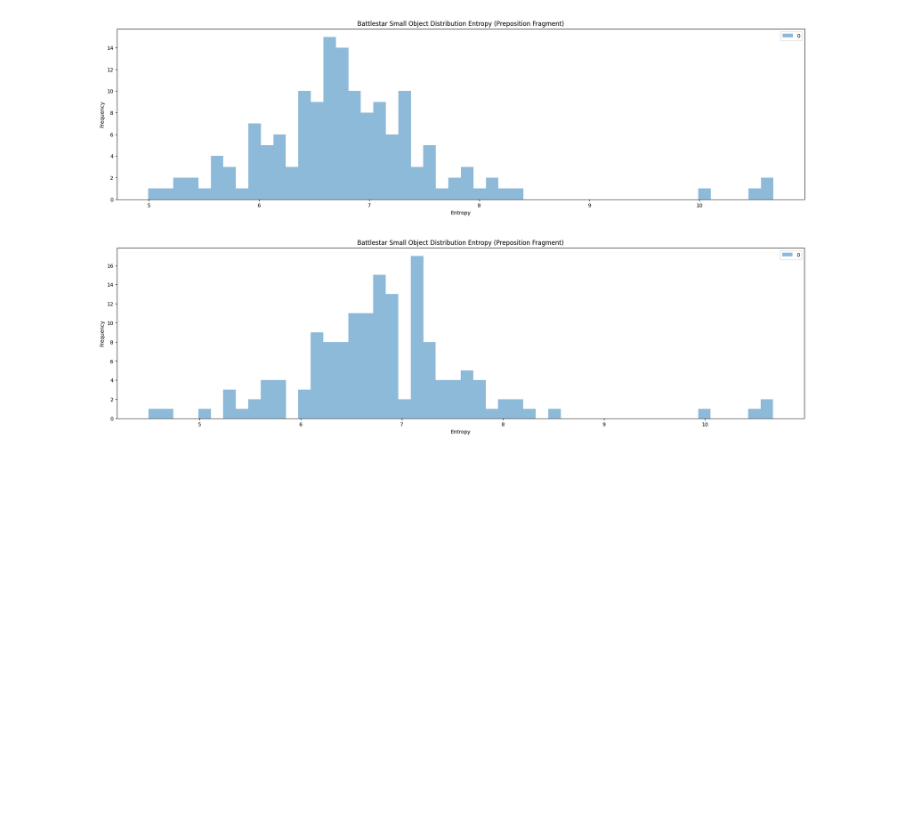
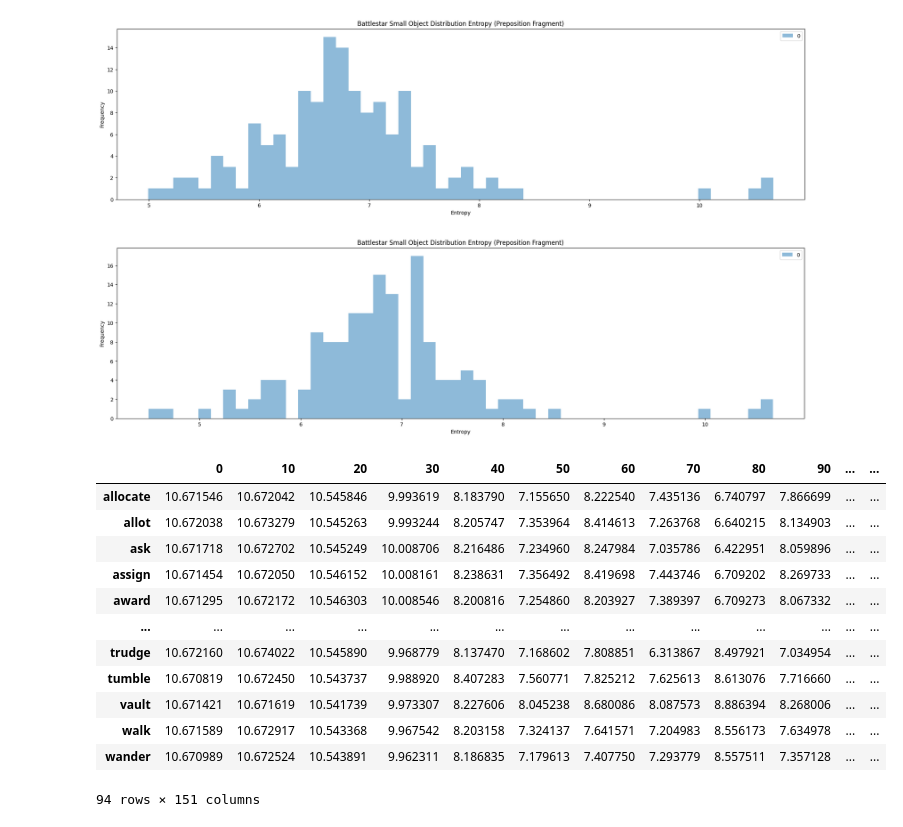
Before and after one commit to jasperjjian/abstraction, a Jupyter notebook: abstraction/analysis/plot_object_distribution.ipynb, the cells around one changed output. Saved outputs shown, nothing was run; the diff lists cells and outputs as text; code cells hidden in the pictures; blank space fills up the shorter version.

```diff
--- a/abstraction/analysis/plot_object_distribution.ipynb
+++ b/abstraction/analysis/plot_object_distribution.ipynb
@@ -351,2 +372,18 @@ plot_histogram(datapath_2, "Battlestar Small Object Distribution Entropy (Prepos
+# %%
+df
+# %% [output]
+|  | 0 | 10 | 20 | 30 | 40 | 50 | 60 | 70 | 80 | 90 | ... | ... |
+| allocate | 10.671546 | 10.672042 | 10.545846 | 9.993619 | 8.183790 | 7.155650 | 8.222540 | 7.435136 | 6.740797 | 7.866699 | ... | ... |
+| allot | 10.672038 | 10.673279 | 10.545263 | 9.993244 | 8.205747 | 7.353964 | 8.414613 | 7.263768 | 6.640215 | 8.134903 | ... | ... |
+| ask | 10.671718 | 10.672702 | 10.545249 | 10.008706 | 8.216486 | 7.234960 | 8.247984 | 7.035786 | 6.422951 | 8.059896 | ... | ... |
+| assign | 10.671454 | 10.672050 | 10.546152 | 10.008161 | 8.238631 | 7.356492 | 8.419698 | 7.443746 | 6.709202 | 8.269733 | ... | ... |
+| award | 10.671295 | 10.672172 | 10.546303 | 10.008546 | 8.200816 | 7.254860 | 8.203927 | 7.389397 | 6.709273 | 8.067332 | ... | ... |
+| ... | ... | ... | ... | ... | ... | ... | ... | ... | ... | ... | ... | ... |
+| trudge | 10.672160 | 10.674022 | 10.545890 | 9.968779 | 8.137470 | 7.168602 | 7.808851 | 6.313867 | 8.497921 | 7.034954 | ... | ... |
+| tumble | 10.670819 | 10.672450 | 10.543737 | 9.988920 | 8.407283 | 7.560771 | 7.825212 | 7.625613 | 8.613076 | 7.716660 | ... | ... |
+| vault | 10.671421 | 10.671619 | 10.541739 | 9.973307 | 8.227606 | 8.045238 | 8.680086 | 8.087573 | 8.886394 | 8.268006 | ... | ... |
+| walk | 10.671589 | 10.672917 | 10.543368 | 9.967542 | 8.203158 | 7.324137 | 7.641571 | 7.204983 | 8.556173 | 7.634978 | ... | ... |
+| wander | 10.670989 | 10.672524 | 10.543891 | 9.962311 | 8.186835 | 7.179613 | 7.407750 | 7.293779 | 8.557511 | 7.357128 | ... | ... |
+94 rows × 151 columns
 # %%
 # perform a t-test between these two samples
```
Also changed, not shown: parts of 6 cells of this notebook.
